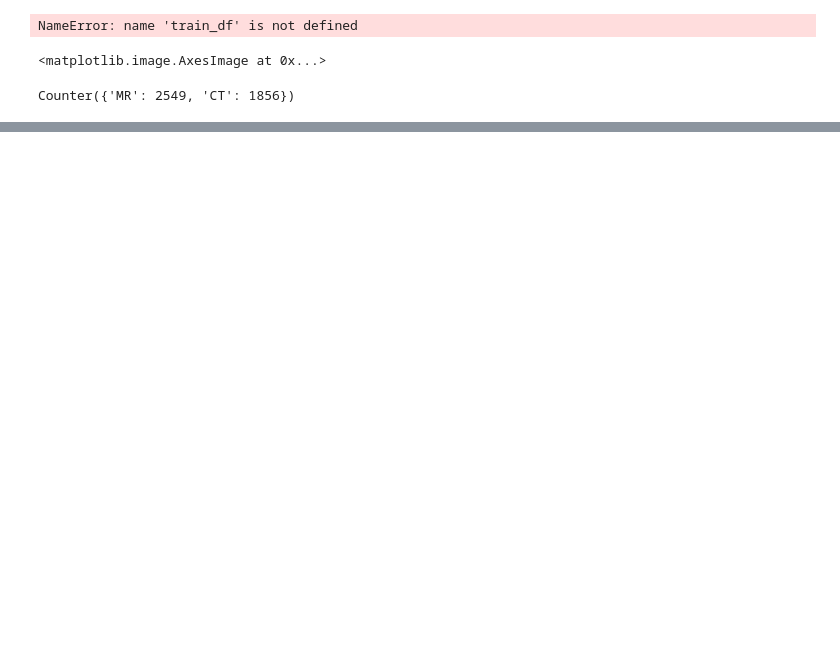
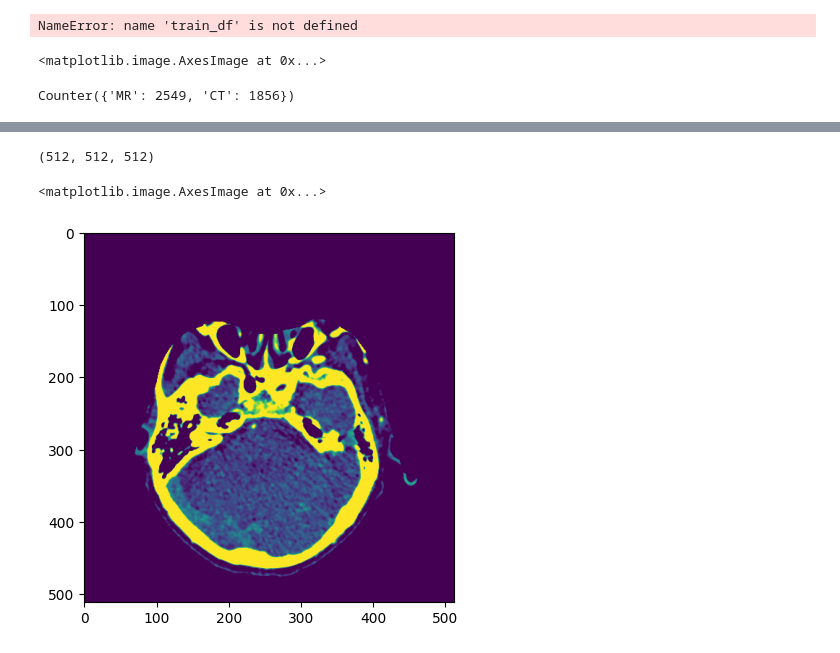
Before and after one commit to tom99763/9th-place-solution-RSNA-IAD, a Jupyter notebook: notebooks/Untitled.ipynb, the cells around one changed output, grey strips where cells are left out. Drawn from its saved outputs; the diff is of its cells as text; code cells hidden in the pictures; blank space fills up the shorter version.

```diff
--- a/notebooks/Untitled.ipynb
+++ b/notebooks/Untitled.ipynb
@@ -584,2 +576,2 @@ Name: count, dtype: int64
 # %%
-uid = train_df[train_df["Modality"] == "MRA"].iloc[1,0]
+uid = train_df[train_df["Modality"] == "CTA"].iloc[2,0]
@@ -623,0 +739,11 @@ Counter({'MR': 2549, 'CT': 1856})
+# %%
+uid = train_df[train_df["Modality"] == "MRI T2"].iloc[0,0]
+
+dcm_path = glob.glob(f"../data/series/{uid}/*.dcm")[0]
+# print(dcm_path)
+ds = pydicom.dcmread(dcm_path)
+# vol =
+# %%
+preprocess_dcm_slice(dcm_path).shape
+# %% [output]
+(512, 512, 512)
@@ -623,0 +754,6 @@ Counter({'MR': 2549, 'CT': 1856})
+# %%
+
+plt.imshow(preprocess_dcm_slice(dcm_path))
+# %% [output]
+<matplotlib.image.AxesImage at 0x...>
+[figure, added]
```
Also changed, not shown: parts of 32 cells of this notebook, 8 other files.
